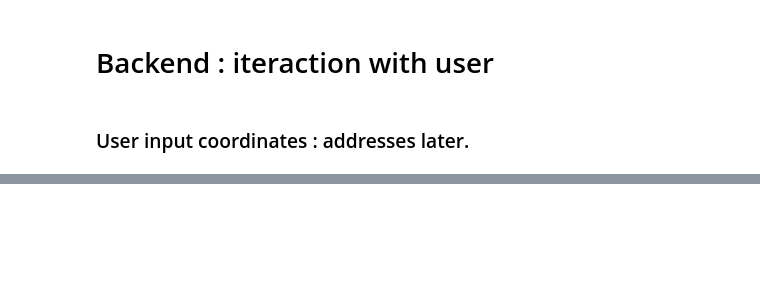
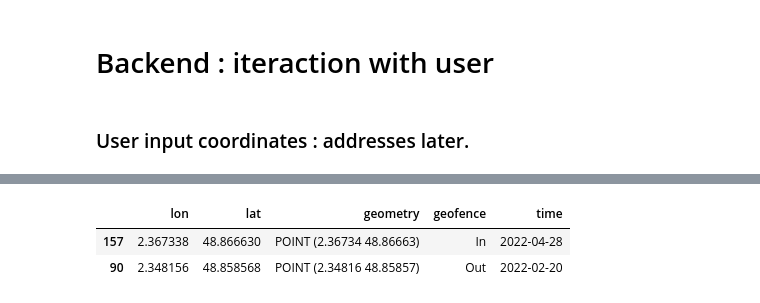
Before and after one commit to MKrouma/2R, a Jupyter notebook: prod/webapp/backend.ipynb, the cells around one changed output, grey strips where cells are left out. Drawn from its saved outputs; the diff is of its cells as text; code cells hidden in the pictures; blank space fills up the shorter version.

```diff
--- a/prod/webapp/backend.ipynb
+++ b/prod/webapp/backend.ipynb
@@ -170 +230,35 @@ m.save("./templates/map.html")
+# %%
+def geofencing(user_gdf, cluster_gdf) :
+
+    ## GEOFENCING
+    # add time field in user route
+    pip_mask_geofence = user_gdf.intersects(cluster_gdf.unary_union)
+
+    # geofence column
+    user_gdf["geofence"] = pip_mask_geofence
+
+    # add time
+    number_of_points = user_gdf.shape[0]
+    start_date = datetime(2021, 11, 22, 12, 10)
+    date_range = pd.date_range(start=start_date, periods=number_of_points) #, freq="min"
+
+    # time column
+    user_gdf["time"] = date_range
+
+    # transform time format to string for geofencing animation
+    user_gdf["time"] = user_gdf["time"].apply(lambda x: x.strftime('%Y-%m-%d')) #-%H:%M
+
+
+    # replace gepfencing by In and Out
+    user_gdf["geofence"] = user_gdf["geofence"].replace({True: "In", False: "Out"})
+
+    return user_gdf, date_range
+
+## RUN
+user_geofence_gdf, date_range = geofencing(user_line_gdf, gdf_cluster)
+display(user_geofence_gdf.sample(2))
+# %% [output]
+|  | lon | lat | geometry | geofence | time |
+| 157 | 2.367338 | 48.866630 | POINT (2.36734 48.86663) | In | 2022-04-28 |
+| 90 | 2.348156 | 48.858568 | POINT (2.34816 48.85857) | Out | 2022-02-20 |
 # %%
```
Also changed, not shown: parts of 18 cells of this notebook, 5 other files.
